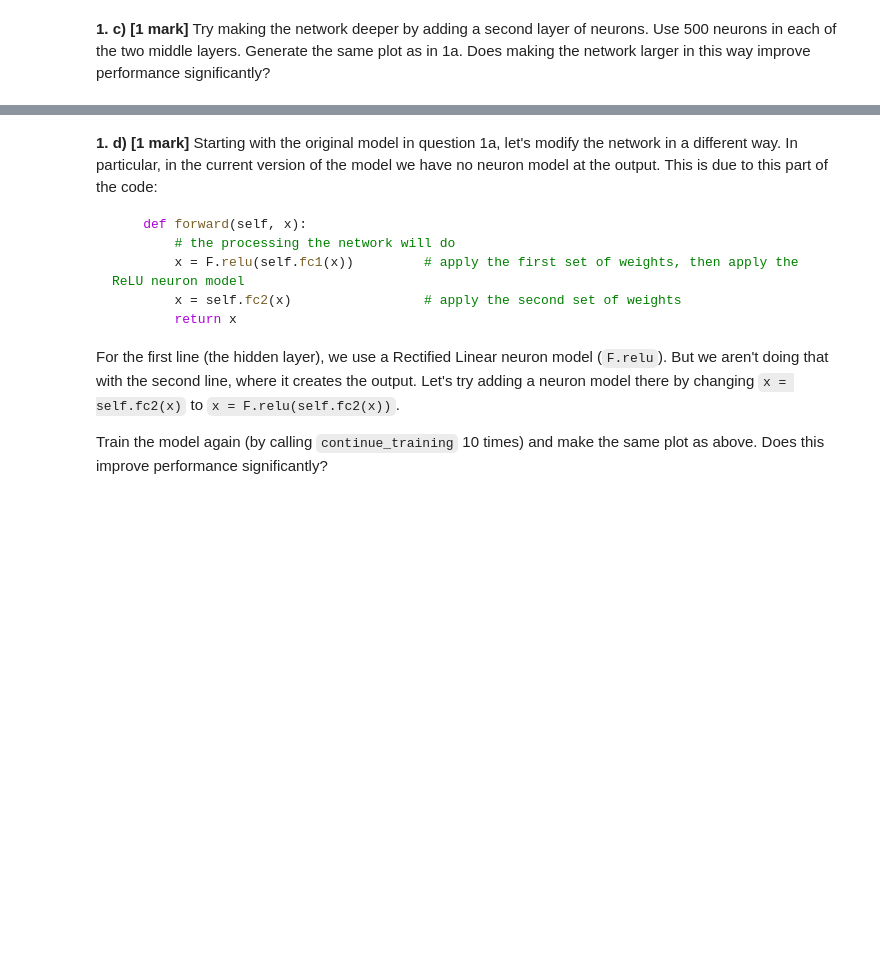
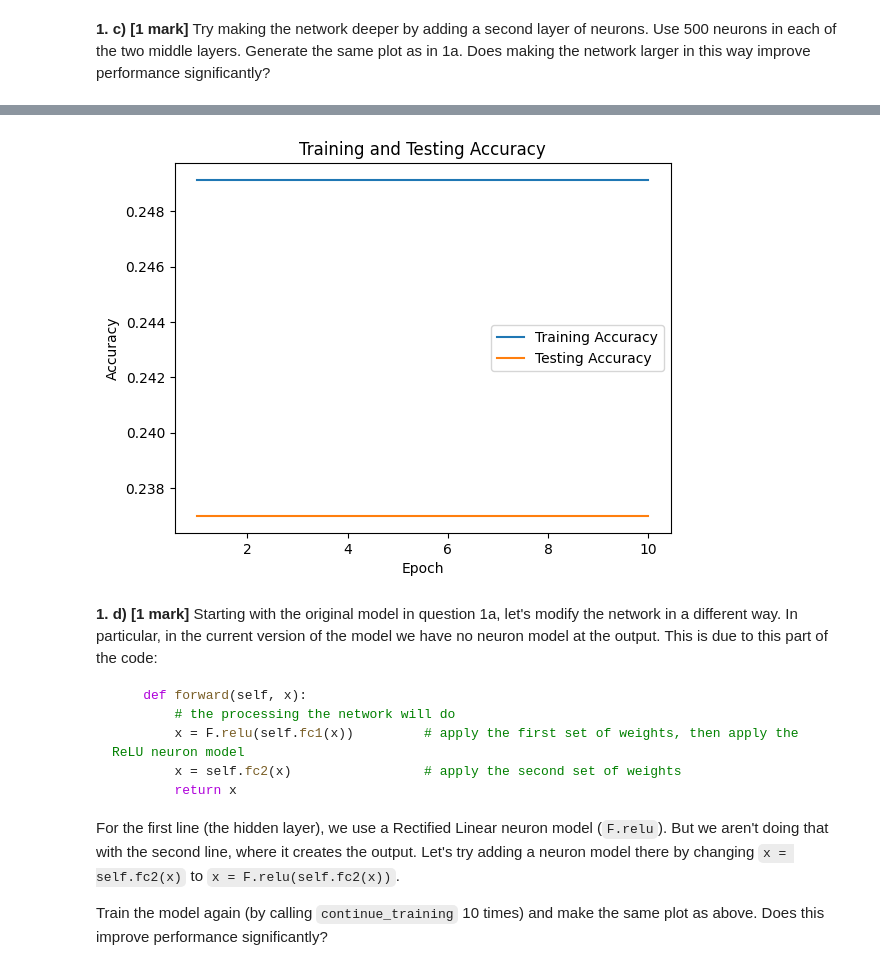
Before and after one commit to mr-nudo/neuronModels1, a Jupyter notebook: syde552_file_(4).ipynb, the cells around one changed output, grey strips where cells are left out. Saved outputs shown, nothing was run; the diff lists cells and outputs as text; code cells hidden in the pictures; blank space fills up the shorter version.

```diff
--- a/syde552_file_(4).ipynb
+++ b/syde552_file_(4).ipynb
@@ -135,2 +207,63 @@ Iteration 10 Testing accuracy: 0.2370000034570694
 # %% [markdown]
 **1. c) [1 mark]** Try making the network deeper by adding a second layer of neurons.  Use 500 neurons in each of the two middle layers.  Generate the same plot as in 1a.  Does making the network larger in this way improve performance significantly?
+# %%
+class Net(nn.Module):
+    def __init__(self):
+        super(Net, self).__init__()
+        self.fc1 = nn.Linear(4, 500)    # the weights from the input to the new learned features (hidden layer)
+        self.fc2 = nn.Linear(500, 500)
+        self.fc3 = nn.Linear(500, 4)    # the weights from the hidden layer to the output
+
+    def forward(self, x):
+        # the processing the network will do
+        x = F.relu(self.fc1(x))         # apply the first set of weights, then apply the ReLU neuron model
+        x = self.fc2(x)                 # apply the second set of weights
+        x = self.fc3(x)                 # apply the third set of weights
+        return x
+
+network = Net()
+# %%
+accuracy_train = []
+accuracy_test = []
+optimizer = torch.optim.SGD(network.parameters(),
+                        lr=0.1,   # learning rate
+                        momentum=0.5)
+
+for _ in range(10):
+  network.train()      # configure the network for training
+  for i in range(10):  # train the network 10 times
+      correct = 0
+      for data, target in train_loader:       # working in batchs of 1000
+          optimizer.zero_grad()               # initialize the learning system
+          output = network(data)              # feed in the data
+          loss = F.nll_loss(output, target)   # compute how wrong the output is
+          loss.backward()                     # change the weights to reduce error
+          optimizer.step()                    # update the learning rule
+
+          pred = output.data.max(1, keepdim=True)[1]           # compute which output is largest
+          correct += pred.eq(target.data.view_as(pred)).sum()  # compute the number of correct outputs
+  # update the list of training accuracy values
+  score = float(correct/len(train_loader.dataset))
+  accuracy_train.append(score)
+  print('Iteration', len(accuracy_train), 'Training accuracy:', score)
+
+  correct = 0
+  network.eval()
+  for data, target in test_loader:    # go through the test data once (in groups of 1000)
+      output = network(data)                               # feed in the data
+      pred = output.data.max(1, keepdim=True)[1]           # compute which output is largest
+      correct += pred.eq(target.data.view_as(pred)).sum()  # compute the number of correct outputs
+  # update the list of testing accuracy values
+  score = float(correct/len(test_loader.dataset))
+  accuracy_test.append(score)
+  print('Iteration', len(accuracy_test), 'Testing accuracy:', score)
+
+# Plotting training and testing accuracy
+plt.plot(range(1, 11), accuracy_train, label='Training Accuracy')
+plt.plot(range(1, 11), accuracy_test, label='Testing Accuracy')
+plt.xlabel('Epoch')
+plt.ylabel('Accuracy')
+plt.title('Training and Testing Accuracy')
+plt.legend()
+plt.show()
+# %% [output]
@@ -137,3 +290,4 @@ Iteration 10 Testing accuracy: 0.2370000034570694
+[figure, added]
 # %% [markdown]
 **1. d) [1 mark]** Starting with the original model in question 1a, let's modify the network in a different way.  In particular, in the current version of the model we have no neuron model at the output.  This is due to this part of the code:
 
```
Also changed, not shown: parts of 10 cells of this notebook.
